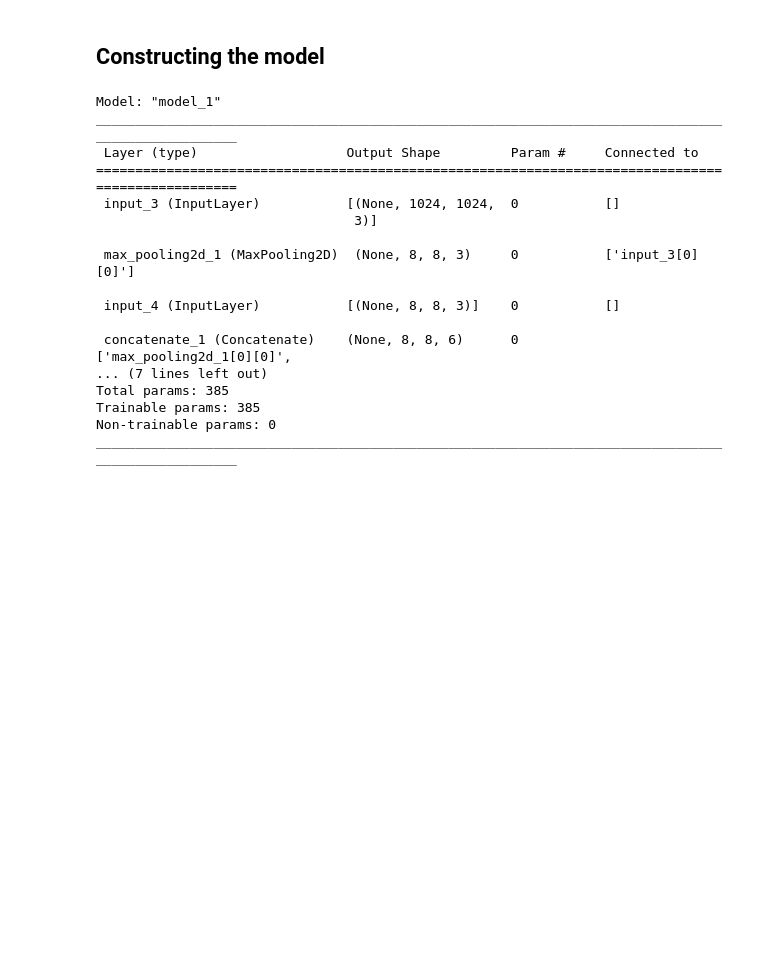
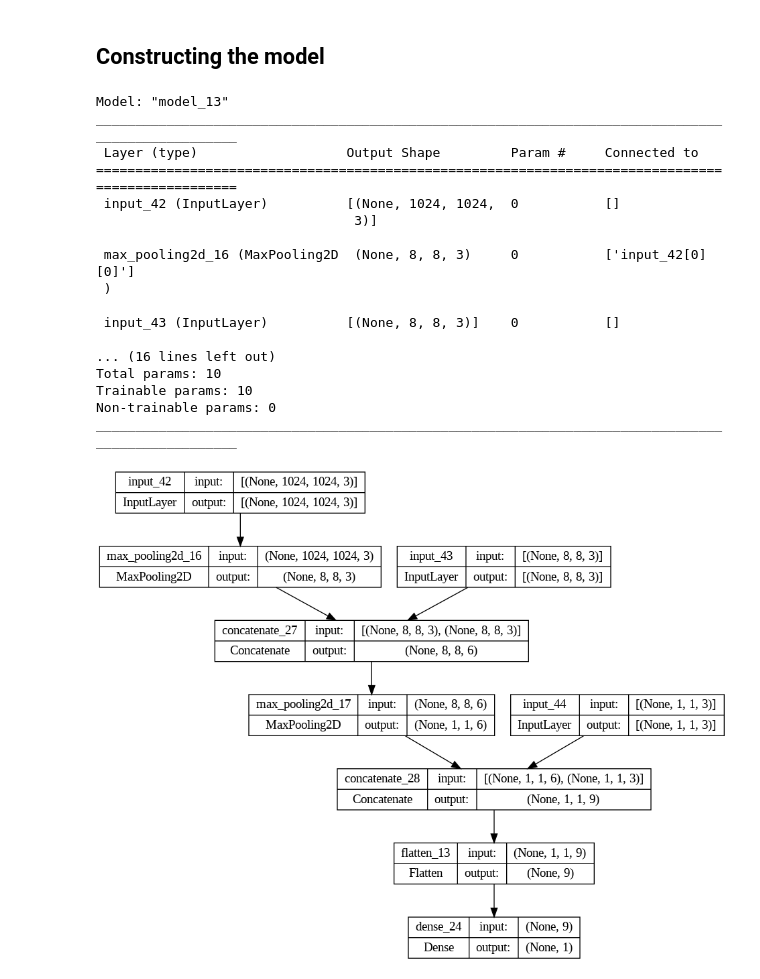
Before and after one commit to RasmusKlinkJoerg/geospatialMalariaPrediction, a Jupyter notebook: Malaria_Prediction_using_transfer_learning_and_late_fusion.ipynb, the cells around one changed output. Saved outputs shown, nothing was run; the diff lists cells and outputs as text; code cells hidden in the pictures; blank space fills up the shorter version.

Commit message:
It now take into account the precipitation data

```diff
--- a/Malaria_Prediction_using_transfer_learning_and_late_fusion.ipynb
+++ b/Malaria_Prediction_using_transfer_learning_and_late_fusion.ipynb
@@ -240,30 +334,37 @@ class JoinedGen(tensorflow.keras.utils.Sequence):
 '''Toy model'''
 sat_input = keras.Input(shape=(1024,1024,3))
 lc_input = keras.Input(shape=(8,8,3))
+precipitation_input = keras.Input(shape=(1,1,3))
 
 x = MaxPooling2D((128,128))(sat_input)
 x = concatenate([x,lc_input])
+x = MaxPooling2D((8,8))(x)
+x = concatenate([x,precipitation_input])
 x = Flatten()(x)
 x = Dense(1, activation="linear")(x)
-new_simple_model = Model(inputs=[sat_input, lc_input], outputs=x)
+new_simple_model = Model(inputs=[sat_input, lc_input, precipitation_input], outputs=x)
 new_simple_model.compile(optimizer='adam', loss='mse')
 summary = new_simple_model.summary()
 # %% [output]
-Model: "model_1"
+Model: "model_13"
 __________________________________________________________________________________________________
  Layer (type)                   Output Shape         Param #     Connected to
 ==================================================================================================
- input_3 (InputLayer)           [(None, 1024, 1024,  0           []
+ input_42 (InputLayer)          [(None, 1024, 1024,  0           []
                                  3)]
 
- max_pooling2d_1 (MaxPooling2D)  (None, 8, 8, 3)     0           ['input_3[0][0]']
+ max_pooling2d_16 (MaxPooling2D  (None, 8, 8, 3)     0           ['input_42[0][0]']
+ )
 
- input_4 (InputLayer)           [(None, 8, 8, 3)]    0           []
+ input_43 (InputLayer)          [(None, 8, 8, 3)]    0           []
 
- concatenate_1 (Concatenate)    (None, 8, 8, 6)      0           ['max_pooling2d_1[0][0]',
-... (7 lines left out)
-Total params: 385
-Trainable params: 385
+... (16 lines left out)
+Total params: 10
+Trainable params: 10
 Non-trainable params: 0
 __________________________________________________________________________________________________
+# %%
+plot_model(new_simple_model, show_shapes=True, show_layer_names=True, to_file='model.png')
+# %% [output]
+[figure, added]
 # %%
```
Also changed, not shown: parts of 17 cells of this notebook.
